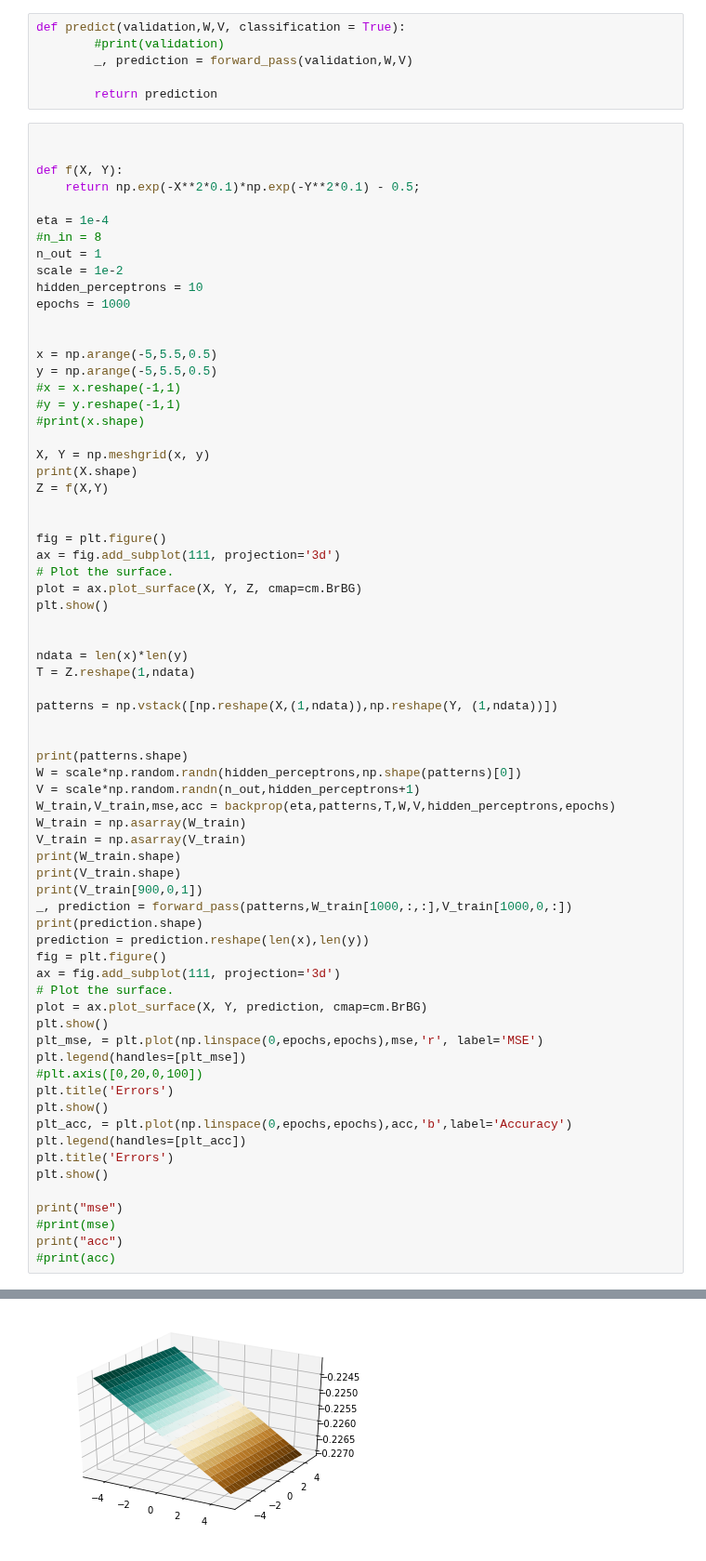
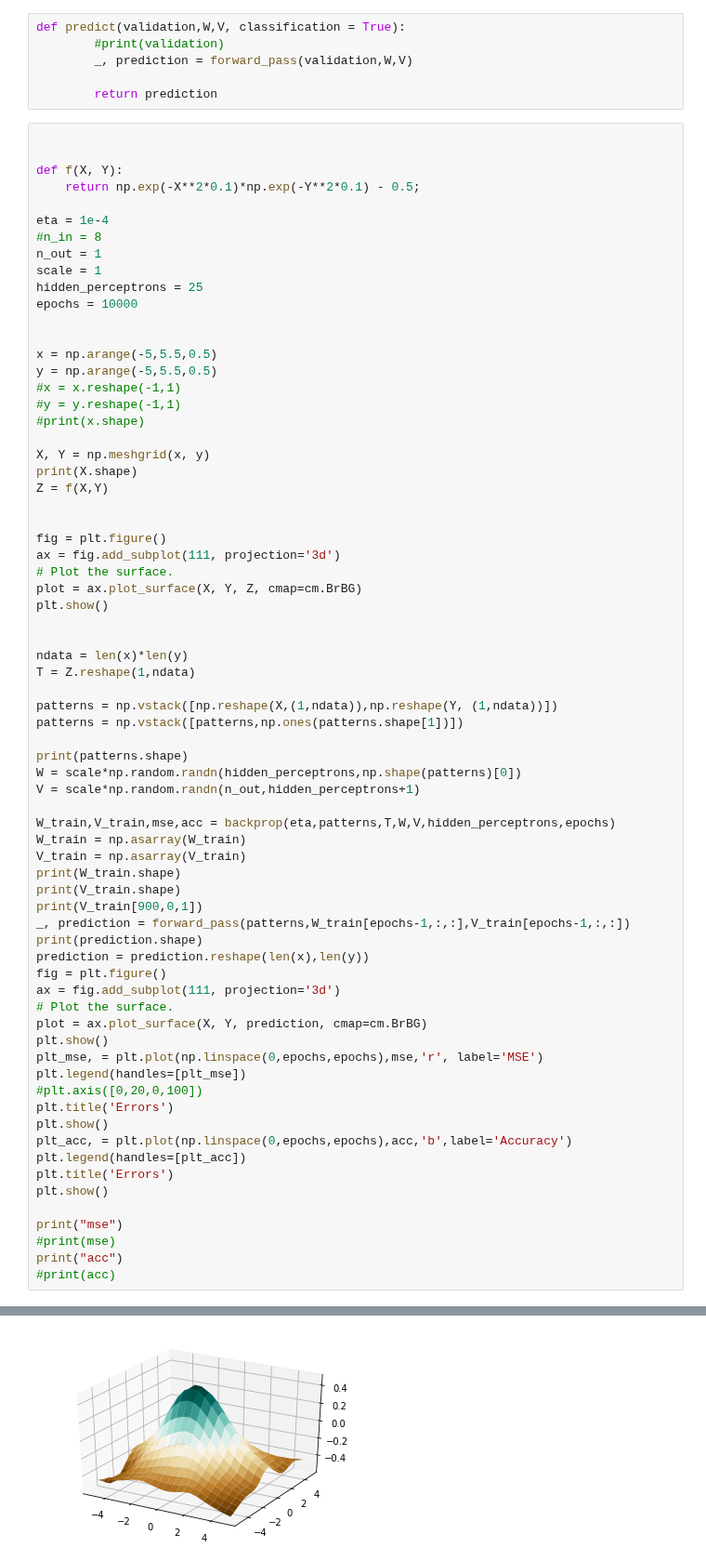
Before and after one commit to smallgreycreatures/DD2437, a Jupyter notebook: lab1/DD2437_MLP_function_approximation.ipynb, the cells around one changed output, grey strips where cells are left out. Shown at 93% size. Saved outputs shown, nothing was run; the diff lists cells and outputs as text.

```diff
--- a/lab1/DD2437_MLP_function_approximation.ipynb
+++ b/lab1/DD2437_MLP_function_approximation.ipynb
@@ -94,9 +94,9 @@ def f(X, Y):
 eta = 1e-4
 #n_in = 8
 n_out = 1
-scale = 1e-2
-hidden_perceptrons = 10
-epochs = 1000
+scale = 1
+hidden_perceptrons = 25
+epochs = 10000
 
 
 x = np.arange(-5,5.5,0.5)
@@ -121,18 +121,19 @@ ndata = len(x)*len(y)
 T = Z.reshape(1,ndata)
 
 patterns = np.vstack([np.reshape(X,(1,ndata)),np.reshape(Y, (1,ndata))])
-
+patterns = np.vstack([patterns,np.ones(patterns.shape[1])])
 
 print(patterns.shape)
 W = scale*np.random.randn(hidden_perceptrons,np.shape(patterns)[0])
 V = scale*np.random.randn(n_out,hidden_perceptrons+1)
+
 W_train,V_train,mse,acc = backprop(eta,patterns,T,W,V,hidden_perceptrons,epochs)
 W_train = np.asarray(W_train)
 V_train = np.asarray(V_train)
 print(W_train.shape)
 print(V_train.shape)
 print(V_train[900,0,1])
-_, prediction = forward_pass(patterns,W_train[1000,:,:],V_train[1000,0,:])
+_, prediction = forward_pass(patterns,W_train[epochs-1,:,:],V_train[epochs-1,:,:])
 print(prediction.shape)
 prediction = prediction.reshape(len(x),len(y))
 fig = plt.figure()
@@ -165 +166 @@ print("acc")
-[figure, old version]
+[figure, new version]
```
Also changed, not shown: parts of 4 cells of this notebook, 4 other files.
